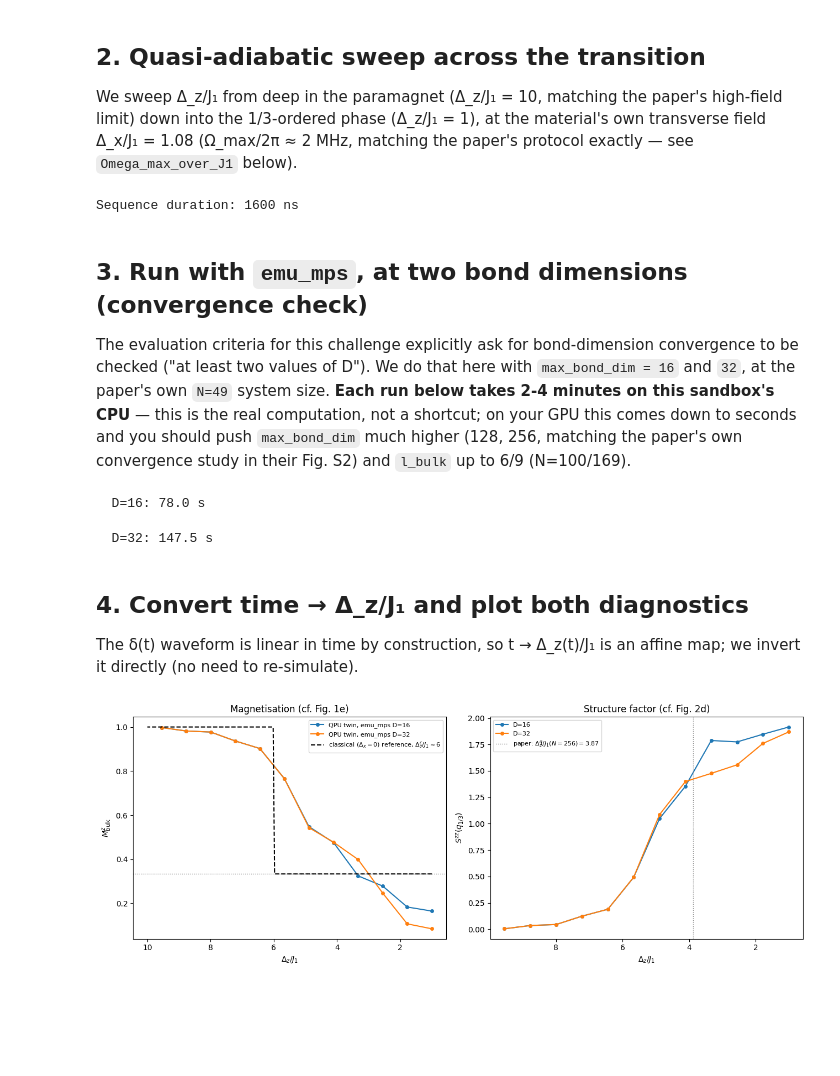
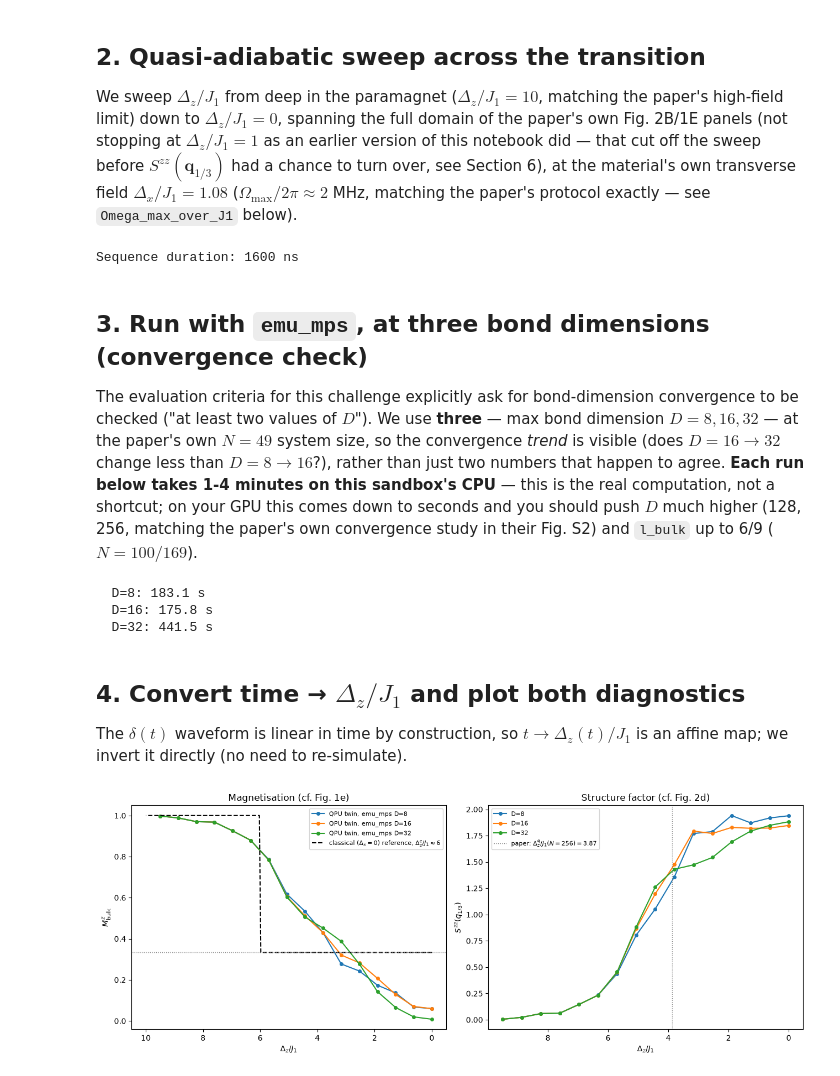
Before and after one commit to oyewodayo/tmmggao4_quantum_twin, a Jupyter notebook: notebooks/02_phase2a_material_twin.ipynb, the cells around one changed output. Saved outputs shown, nothing was run; the diff lists cells and outputs as text; code cells hidden in the pictures; blank space fills up the shorter version.

```diff
--- a/notebooks/02_phase2a_material_twin.ipynb
+++ b/notebooks/02_phase2a_material_twin.ipynb
@@ -70,37 +707,47 @@ N = 49 atoms, 9 in the bulk region (paper: Nb=9 for L=7)
 # %% [markdown]
 ## 2. Quasi-adiabatic sweep across the transition
 
-We sweep Δ_z/J₁ from deep in the paramagnet (Δ_z/J₁ = 10, matching the
-paper's high-field limit) down into the 1/3-ordered phase (Δ_z/J₁ = 1),
-at the material's own transverse field Δ_x/J₁ = 1.08 (Ω_max/2π ≈ 2 MHz,
+We sweep $\Delta_z/J_1$ from deep in the paramagnet ($\Delta_z/J_1 = 10$, matching the
+paper's high-field limit) down to $\Delta_z/J_1 = 0$, spanning the full domain
+of the paper's own Fig. 2B/1E panels (not stopping at $\Delta_z/J_1 = 1$ as an
+earlier version of this notebook did — that cut off the sweep before
+$S^{zz}(\mathbf{q}_{1/3})$ had a chance to turn over, see Section 6), at the
+material's own transverse field $\Delta_x/J_1 = 1.08$ ($\Omega_{\max}/2\pi \approx 2$ MHz,
 matching the paper's protocol exactly — see `Omega_max_over_J1` below).
 # %%
-Delta_z_start, Delta_z_end = 10.0, 1.0
-seq = mm.quasi_adiabatic_material_sweep(
+# Build the single continuous quasi-adiabatic sweep, from Delta_z/J1=10
+# (deep paramagnet) down to 0 (deep in the 1/3-ordered phase).
+Delta_z_start, Delta_z_end = 10.0, 0.0
+seq = quasi_adiabatic_material_sweep(
     register, device, J1,
     Omega_max_over_J1=1.08,           # matches the material's Delta_x/J1
     Delta_z_start_over_J1=Delta_z_start,
     Delta_z_end_over_J1=Delta_z_end,
-    t_rise=200, t_sweep=1200, t_fall=200,
+    t_rise=200, t_sweep=1200, t_fall=200,  # ns: ramp up / hold / ramp down
 )
 print(f"Sequence duration: {seq.get_duration()} ns")
 # %% [output]
 Sequence duration: 1600 ns
 # %% [markdown]
-## 3. Run with `emu_mps`, at two bond dimensions (convergence check)
+## 3. Run with `emu_mps`, at three bond dimensions (convergence check)
 
 The evaluation criteria for this challenge explicitly ask for
-bond-dimension convergence to be checked ("at least two values of D").
-We do that here with `max_bond_dim = 16` and `32`, at the paper's own
-`N=49` system size. **Each run below takes 2-4 minutes on this sandbox's
-CPU** — this is the real computation, not a shortcut; on your GPU this
-comes down to seconds and you should push `max_bond_dim` much higher
-(128, 256, matching the paper's own convergence study in their Fig. S2)
-and `l_bulk` up to 6/9 (N=100/169).
+bond-dimension convergence to be checked ("at least two values of $D$").
+We use **three** — max bond dimension $D = 8, 16, 32$ — at the paper's own
+$N=49$ system size, so the convergence *trend* is visible (does $D=16\to32$
+change less than $D=8\to16$?), rather than just two numbers that happen to
+agree. **Each run below takes 1-4 minutes on this sandbox's CPU** — this
+is the real computation, not a shortcut; on your GPU this comes down to
+seconds and you should push $D$ much higher (128, 256,
+matching the paper's own convergence study in their Fig. S2) and
+`l_bulk` up to 6/9 ($N=100/169$).
 # %%
-def run_sweep(max_bond_dim, n_points=12):
+def run_sweep(max_bond_dim, n_points=16):
+    """Run the quasi-adiabatic sweep on emu_mps at a given bond dimension,
+    then extract M^z(t) and S^zz(q_1/3)(t) at n_points along the sweep."""
     from emu_mps import MPSBackend, MPSConfig, Occupation, CorrelationMatrix
-    eval_times = list(np.linspace(0.05, 1.0, n_points))
+
+    eval_times = list(np.linspace(0.05, 1.0, n_points))  # fractional times: 0=start, 1=end of sequence
     cfg = MPSConfig(dt=20.0, max_bond_dim=max_bond_dim, log_level=30,
                      observables=[Occupation(evaluation_times=eval_times),
                                   CorrelationMatrix(evaluation_times=eval_times)])
@@ -109,60 +756,66 @@ def run_sweep(max_bond_dim, n_points=12):
     res = backend.run()
     print(f"  D={max_bond_dim}: {time.time()-t0:.1f} s")
 
-    q13 = mm.q_one_third(r1)
+    q13 = q_one_third(r1)
     Mz, Szz = [], []
     for occ, corr in zip(res.occupation, res.correlation_matrix):
-        occ = np.array(occ)
-        corr = np.real(np.array(corr))
-        Mz.append(mm.bulk_magnetisation(occ, is_bulk))
-        Szz.append(mm.all_pair_structure_factor(q13, coords, occ, corr, bulk_idx))
-    t_ns = np.array(eval_times) * seq.get_duration()
+        occ = np.asarray(occ, dtype=float)
+        corr = np.real(np.asarray(corr, dtype=complex))
+        Mz.append(bulk_magnetisation(occ, is_bulk))
+        Szz.append(all_pair_structure_factor(q13, coords, occ, corr, bulk_idx))
+    t_ns = np.array(eval_times) * seq.get_duration()  # convert fractional times back to nanoseconds
     return t_ns, np.array(Mz), np.array(Szz)
 
-bond_dims = [16, 32]
+
+# Run the same sweep at three bond dimensions, to check MPS convergence
+bond_dims = [8, 16, 32]
 sweep_results = {}
 for D in bond_dims:
     sweep_results[D] = run_sweep(D)
 # %% [output]
-  D=16: 78.0 s
+  D=8: 183.1 s
+  D=16: 175.8 s
+  D=32: 441.5 s
-  D=32: 147.5 s
 # %% [markdown]
-## 4. Convert time → Δ_z/J₁ and plot both diagnostics
+## 4. Convert time → $\Delta_z/J_1$ and plot both diagnostics
 
-The δ(t) waveform is linear in time by construction, so t → Δ_z(t)/J₁ is
+The $\delta(t)$ waveform is linear in time by construction, so $t \to \Delta_z(t)/J_1$ is
 an affine map; we invert it directly (no need to re-simulate).
 # %%
 def time_to_Delta_z(t_ns, total_ns):
+    """Invert the (affine) delta(t) waveform to convert simulation time back to Delta_z/J1."""
     frac = t_ns / total_ns
     return Delta_z_start + frac * (Delta_z_end - Delta_z_start)
 
 total_ns = seq.get_duration()
 
 fig, axes = plt.subplots(1, 2, figsize=(13, 5))
 
+# Left panel: magnetisation M^z vs Delta_z/J1; right panel: structure factor S^zz(q_1/3) vs Delta_z/J1
 for D, (t_ns, Mz, Szz) in sweep_results.items():
     Dz = time_to_Delta_z(t_ns, total_ns)
     axes[0].plot(Dz, Mz, "-o", ms=4, label=f"QPU twin, emu_mps D={D}")
     axes[1].plot(Dz, Szz, "-o", ms=4, label=f"D={D}")
 
+# Classical (Delta_x=0) reference curve, for a sanity-check comparison only -- not a fit
 Dz_ref = np.linspace(Delta_z_end, Delta_z_start, 200)
-axes[0].plot(Dz_ref, mm.classical_Mz(Dz_ref), "k--", lw=1.5,
+axes[0].plot(Dz_ref, classical_Mz(Dz_ref), "k--", lw=1.5,
              label=r"classical ($\Delta_x=0$) reference, $\Delta_z^c/J_1\approx6$")
-axes[0].axhline(1/3, color="gray", ls=":", lw=1)
+axes[0].axhline(1/3, color="gray", ls=":", lw=1)  # 1/3-order plateau reference line
 axes[0].set_xlabel(r"$\Delta_z / J_1$"); axes[0].set_ylabel(r"$M^z_{\mathrm{bulk}}$")
 axes[0].set_title("Magnetisation (cf. Fig. 1e)")
-axes[0].invert_xaxis(); axes[0].legend(fontsize=8)
+axes[0].invert_xaxis(); axes[0].legend(fontsize=8)  # paramagnet (large Delta_z) on the left, matching Fig. 1e
 
 axes[1].axvline(3.87, color="gray", ls=":", lw=1, label=r"paper: $\Delta_z^q/J_1(N{=}256)=3.87$")
 axes[1].set_xlabel(r"$\Delta_z / J_1$"); axes[1].set_ylabel(r"$S^{zz}(q_{1/3})$")
 axes[1].set_title("Structure factor (cf. Fig. 2d)")
 axes[1].invert_xaxis(); axes[1].legend(fontsize=8)
 
 plt.tight_layout()
 plt.savefig("phase2a_magnetisation_curve.png", dpi=140)
 plt.show()
 # %% [output]
-[figure, old version]
+[figure, new version]
 # %% [markdown]
 ## 5. Overlay the real experimental curve (digitised from the published Fig. 1e)
 
```
Also changed, not shown: parts of 17 cells of this notebook, 22 other files.
